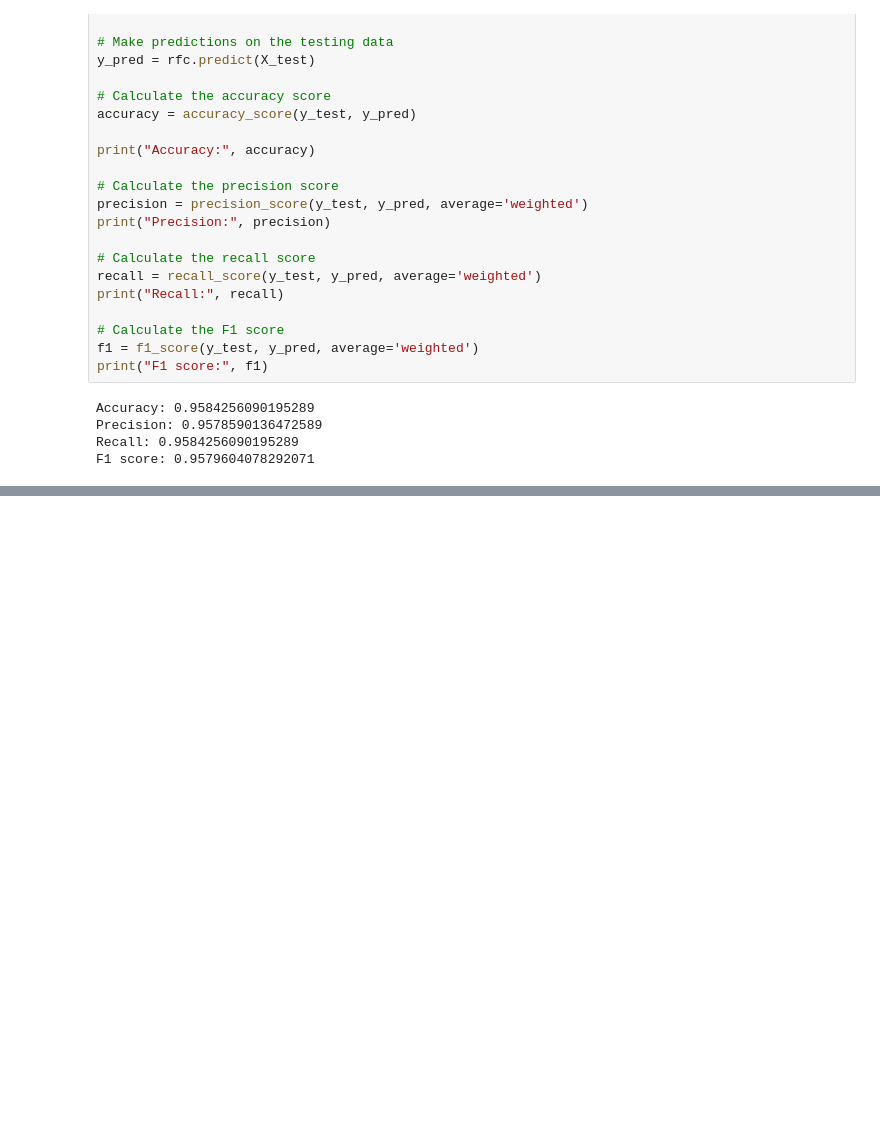
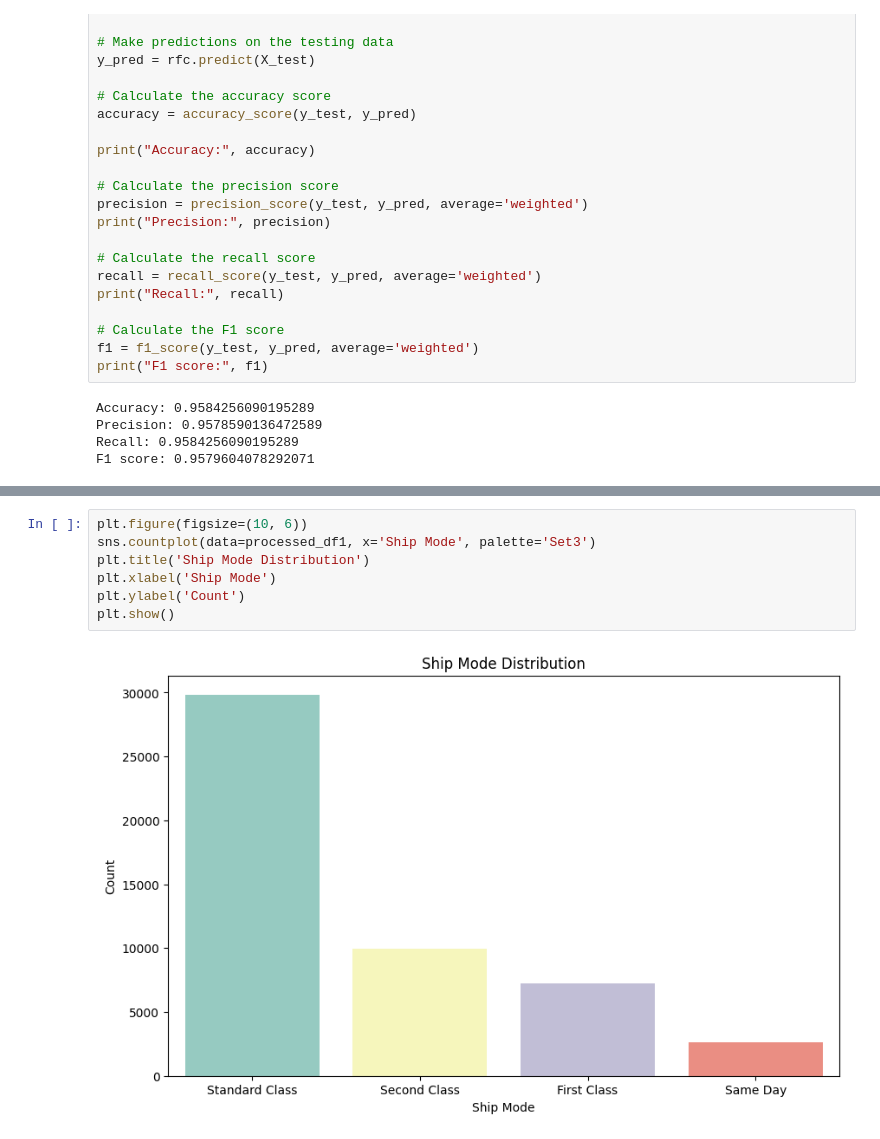
Before and after one commit to fahmani-ms/Superstore_Dashboard, a Jupyter notebook: machine_learning/part2/shipmodeclassification.ipynb, the cells around one changed output, grey strips where cells are left out. Cells and saved outputs as stored; diff of their text form; blank space fills up the shorter version.

```diff
--- a/machine_learning/part2/shipmodeclassification.ipynb
+++ b/machine_learning/part2/shipmodeclassification.ipynb
@@ -586,0 +647,9 @@ F1 score: 0.9579604078292071
+# %%
+plt.figure(figsize=(10, 6))
+sns.countplot(data=processed_df1, x='Ship Mode', palette='Set3')
+plt.title('Ship Mode Distribution')
+plt.xlabel('Ship Mode')
+plt.ylabel('Count')
+plt.show()
+# %% [output]
+[figure, added]
```
Also changed, not shown: parts of 5 cells of this notebook.
